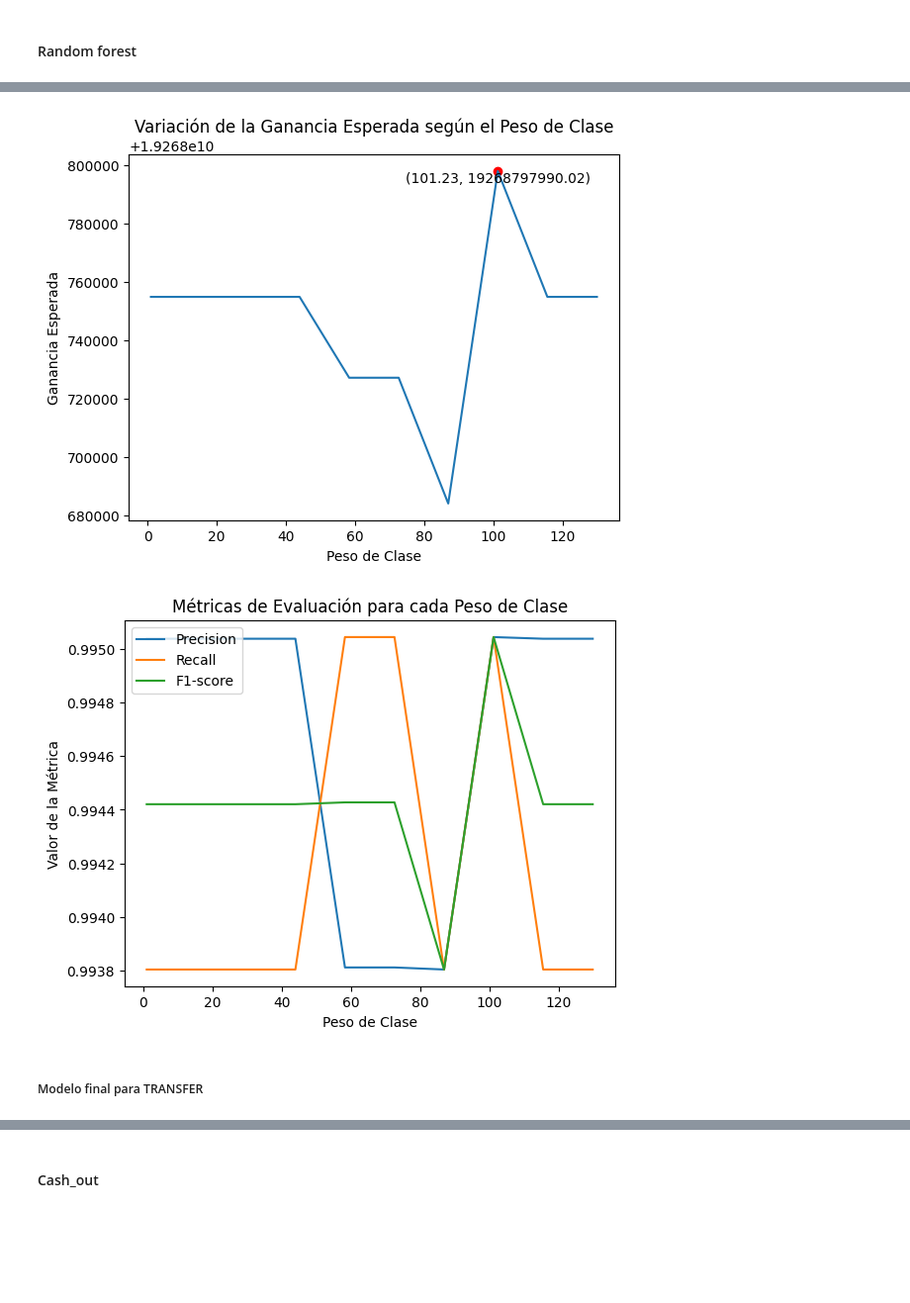
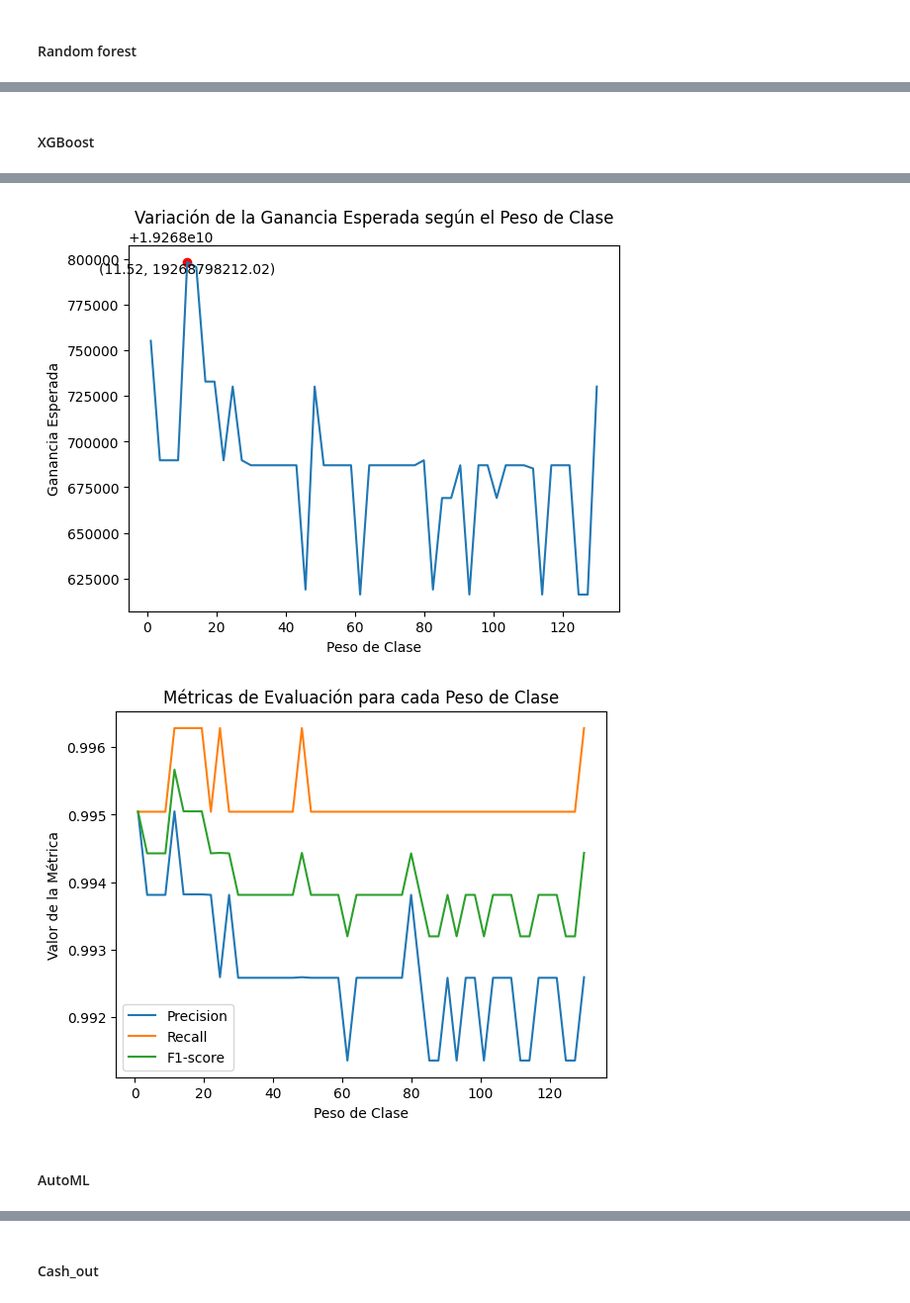
Before and after one commit to raczki/AMq1_TP, a Jupyter notebook: TP_Raczkowski.ipynb, the cells around one changed output, grey strips where cells are left out. Shown: that part at 99% size. Cells and saved outputs as stored; diff of their text form; code cells hidden in the pictures; blank space fills up the shorter version.

```diff
--- a/TP_Raczkowski.ipynb
+++ b/TP_Raczkowski.ipynb
@@ -242,7 +243,7 @@ X_train_sc.head()
 # Probé primero con valores hasta el inverso del desequilibrio de clase, pero con pesos mayores a 10 la ganancia solo cae
 # desbalance = 1/0.0077
 # weights = np.linspace(1, desbalance, 30)
-weights = np.linspace(1, 10, 20)
+weights = np.linspace(1, 10, 50)
 weights = np.round(weights, decimals=2)
 profits = []
 #accuracy_scores = []
@@ -342,7 +339,7 @@ Peso de clase: 20.0
 Pruebo usando pesos menores para la clase mayoritaria
 # %%
 # Definir los diferentes pesos para ajustar el equilibrio de clases
-weights = np.linspace(1, 2, 10)
+weights = np.linspace(1, 2, 50)
 weights = np.round(weights, decimals=2)
 profits = []
 precision_scores = []
@@ -435,3 +532,5 @@ Peso de clase: 2.0
+# %% [markdown]
+#### XGBoost
 # %%
 # Definir los diferentes pesos para ajustar el equilibrio de clases
 # Probé primero con valores hasta el inverso del desequilibrio de clase, pero con pesos mayores a 10 la ganancia solo cae
@@ -452,7 +551,7 @@ for i, weight in enumerate(weights):
     class_weights = {0: 1, 1: weight}
 
     # Crear y entrenar el modelo con los pesos de clase modificados
-    model = RandomForestClassifier(n_estimators=100, random_state=42, class_weight=class_weights)
+    model = xgb.XGBClassifier(random_state=42, scale_pos_weight=weight)
     model.fit(X_train_sc, y_train)
 
     # Realizar predicciones en el conjunto de prueba
@@ -528,6 +627,6 @@ Iteración: 10
 Peso de clase: 129.87
 --------------------
-[figure, old version]
+[figure, new version]
-[figure, old version]
+[figure, new version]
-# %% [markdown]
-##### Modelo final para TRANSFER
+# %% [markdown]
+#### AutoML
```
Also changed, not shown: parts of 19 cells of this notebook.
